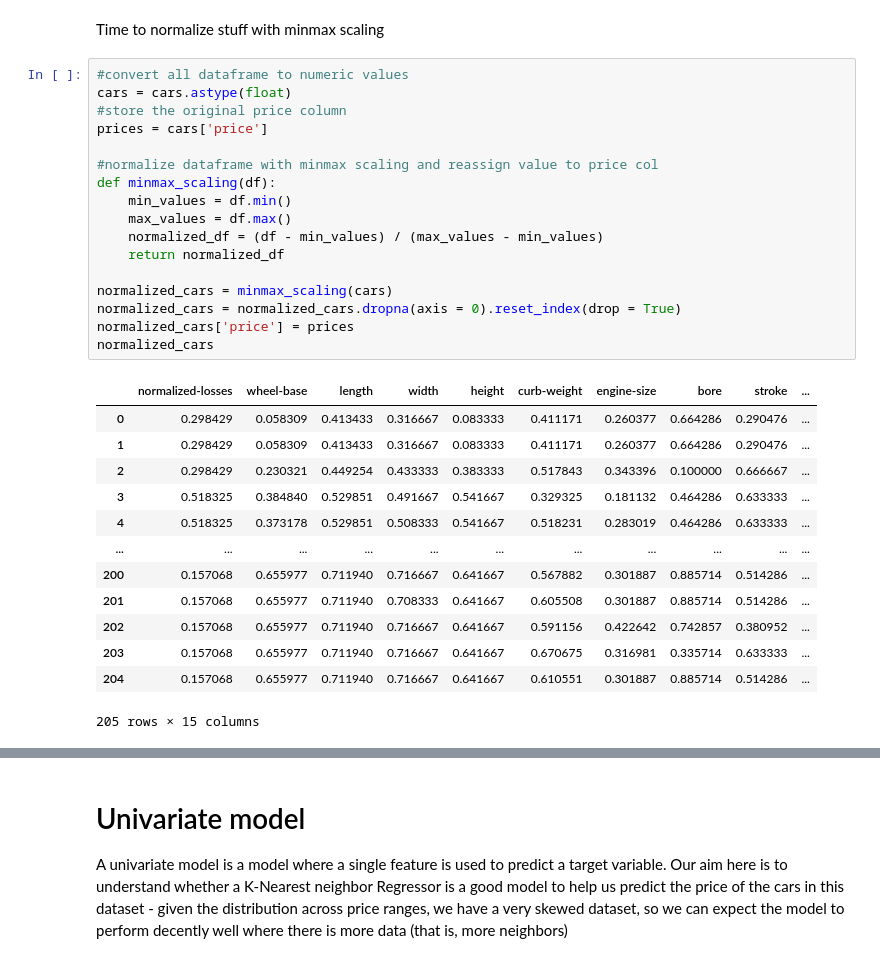
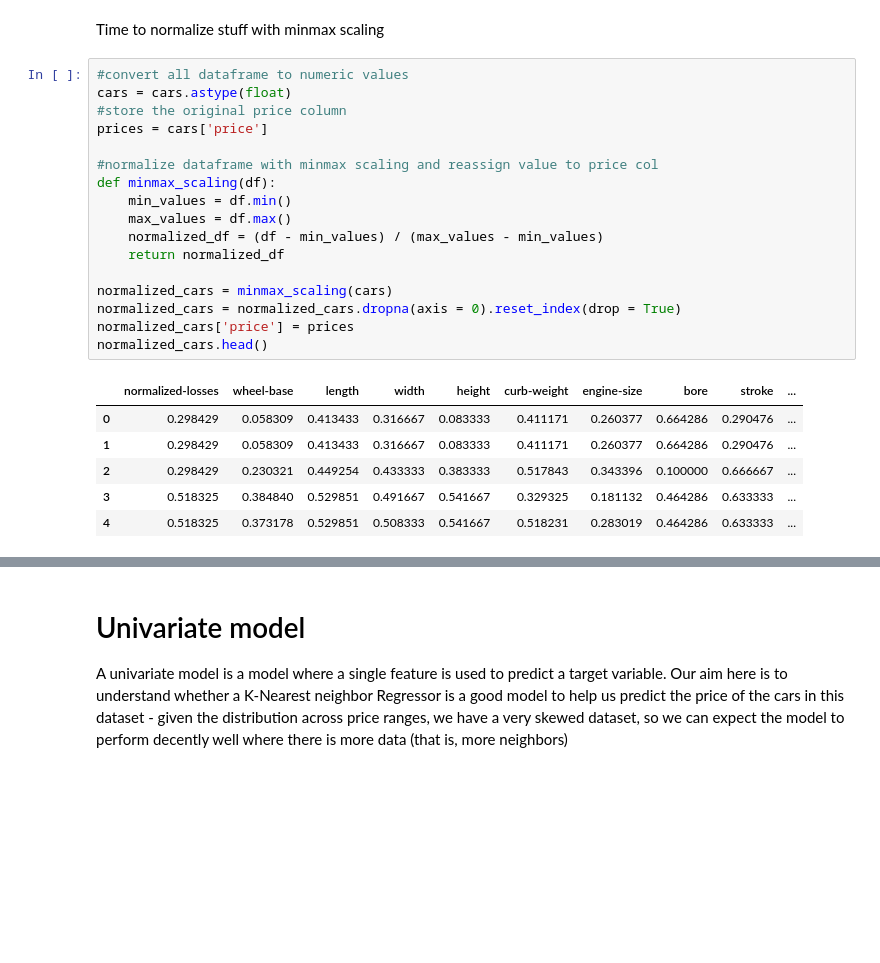
Before and after one commit to nlong-ds/dataquest, a Jupyter notebook: data-scientist-path/predicting-car-prices/predicting_car_prices.ipynb, the cells around one changed output, grey strips where cells are left out. Drawn from its saved outputs; the diff is of its cells as text; blank space fills up the shorter version.

```diff
--- a/data-scientist-path/predicting-car-prices/predicting_car_prices.ipynb
+++ b/data-scientist-path/predicting-car-prices/predicting_car_prices.ipynb
@@ -136,31 +107,24 @@ Time to normalize stuff with minmax scaling
 # %%
 #convert all dataframe to numeric values
 cars = cars.astype(float)
 #store the original price column
 prices = cars['price']
 
 #normalize dataframe with minmax scaling and reassign value to price col
 def minmax_scaling(df):
     min_values = df.min()
     max_values = df.max()
     normalized_df = (df - min_values) / (max_values - min_values)
     return normalized_df
 
 normalized_cars = minmax_scaling(cars)
 normalized_cars = normalized_cars.dropna(axis = 0).reset_index(drop = True)
 normalized_cars['price'] = prices
-normalized_cars
+normalized_cars.head()
 # %% [output]
 |  | normalized-losses | wheel-base | length | width | height | curb-weight | engine-size | bore | stroke | ... |
 | 0 | 0.298429 | 0.058309 | 0.413433 | 0.316667 | 0.083333 | 0.411171 | 0.260377 | 0.664286 | 0.290476 | ... |
 | 1 | 0.298429 | 0.058309 | 0.413433 | 0.316667 | 0.083333 | 0.411171 | 0.260377 | 0.664286 | 0.290476 | ... |
 | 2 | 0.298429 | 0.230321 | 0.449254 | 0.433333 | 0.383333 | 0.517843 | 0.343396 | 0.100000 | 0.666667 | ... |
 | 3 | 0.518325 | 0.384840 | 0.529851 | 0.491667 | 0.541667 | 0.329325 | 0.181132 | 0.464286 | 0.633333 | ... |
 | 4 | 0.518325 | 0.373178 | 0.529851 | 0.508333 | 0.541667 | 0.518231 | 0.283019 | 0.464286 | 0.633333 | ... |
-| ... | ... | ... | ... | ... | ... | ... | ... | ... | ... | ... |
-| 200 | 0.157068 | 0.655977 | 0.711940 | 0.716667 | 0.641667 | 0.567882 | 0.301887 | 0.885714 | 0.514286 | ... |
-| 201 | 0.157068 | 0.655977 | 0.711940 | 0.708333 | 0.641667 | 0.605508 | 0.301887 | 0.885714 | 0.514286 | ... |
-| 202 | 0.157068 | 0.655977 | 0.711940 | 0.716667 | 0.641667 | 0.591156 | 0.422642 | 0.742857 | 0.380952 | ... |
-| 203 | 0.157068 | 0.655977 | 0.711940 | 0.716667 | 0.641667 | 0.670675 | 0.316981 | 0.335714 | 0.633333 | ... |
-| 204 | 0.157068 | 0.655977 | 0.711940 | 0.716667 | 0.641667 | 0.610551 | 0.301887 | 0.885714 | 0.514286 | ... |
-205 rows × 15 columns
```
Also changed, not shown: parts of 5 cells of this notebook.
